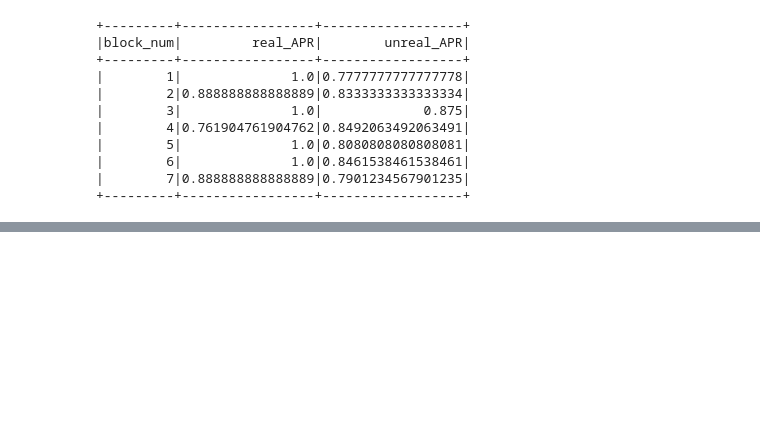
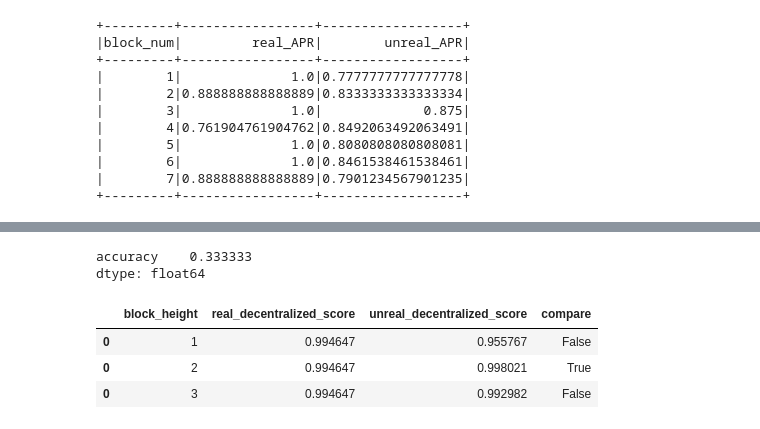
Before and after one commit to hainguyenhuy2002/orchai_validator, a Jupyter notebook: notebooks/01_test.ipynb, the cells around one changed output, grey strips where cells are left out. Cells and saved outputs as stored; diff of their text form; code cells hidden in the pictures; blank space fills up the shorter version.

```diff
--- a/notebooks/01_test.ipynb
+++ b/notebooks/01_test.ipynb
@@ -318,3 +293,0 @@ NameError: name 'df' is not defined
-# %%
-for i in range(1, 8, 2):
-    print(i)
@@ -359,0 +392,11 @@ df[(df['block_height']<= 8920823) & (df['block_height']% 14400 == 6923)].sort_va
+# %%
+def cal_delta(df: pd.DataFrame):
+    df              = df.sort_values("block_height")
+    num             = df.shape[0]
+    ud_0            = df["delegators_token"].iloc[0]
+    df["delegators_token"] = df["delegators_token"].apply(lambda x: max(x - ud_0, 0))
+    delta           = df["delegators_token"].sum() / (num - 1)
+    block_height    = df["block_height"].iloc[0]
+    df              = df[df["block_height"] == block_height]
+    df["delta"]     = delta
+    return df
@@ -359,0 +447,22 @@ df[(df['block_height']<= 8920823) & (df['block_height']% 14400 == 6923)].sort_va
+# %%
+df_dec_final = decentralize_backtest(df,'score',1,3,1,1)
+# %%
+df_dec_final['compare'] = (df_dec_final['unreal_decentralized_score'] >= df_dec_final['real_decentralized_score'])
+
+df_dec_final['accuracy'] = (df_dec_final['unreal_decentralized_score'] >= df_dec_final['real_decentralized_score']) / df_dec_final.shape[0]
+
+df_summarized = df_dec_final.agg({"accuracy":"sum"})
+
+df_final = df_dec_final.drop('accuracy', axis = 1)
+# %%
+df_summarized
+# %% [output]
+accuracy    0.333333
+dtype: float64
+# %%
+df_final
+# %% [output]
+|  | block_height | real_decentralized_score | unreal_decentralized_score | compare |
+| 0 | 1 | 0.994647 | 0.955767 | False |
+| 0 | 2 | 0.994647 | 0.998021 | True |
+| 0 | 3 | 0.994647 | 0.992982 | False |
```
Also changed, not shown: parts of 25 cells of this notebook, 1 other file.
